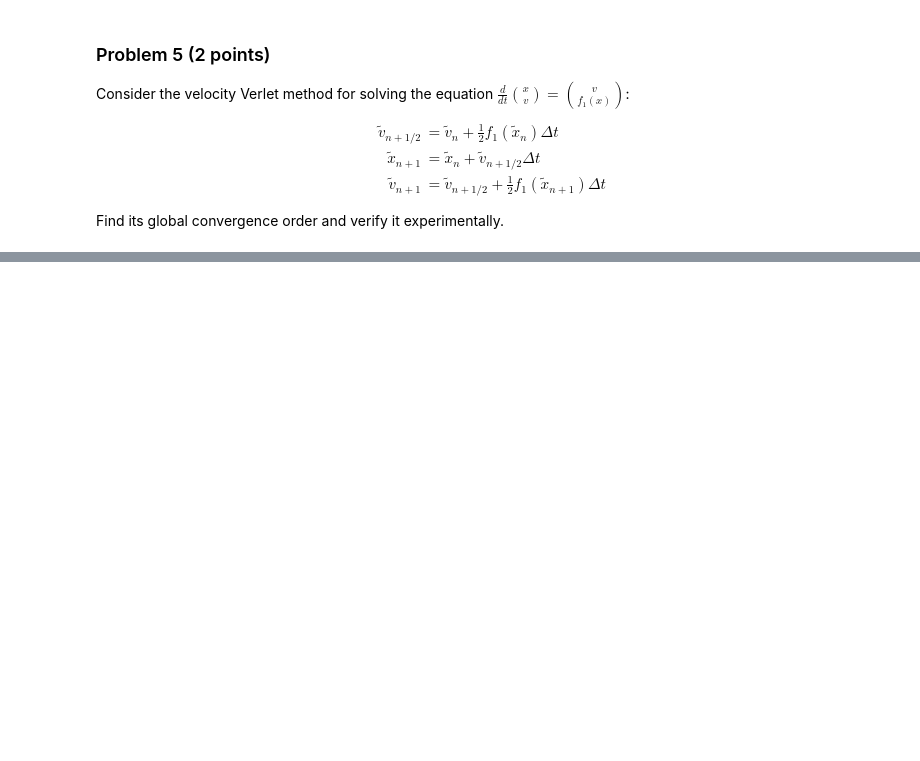
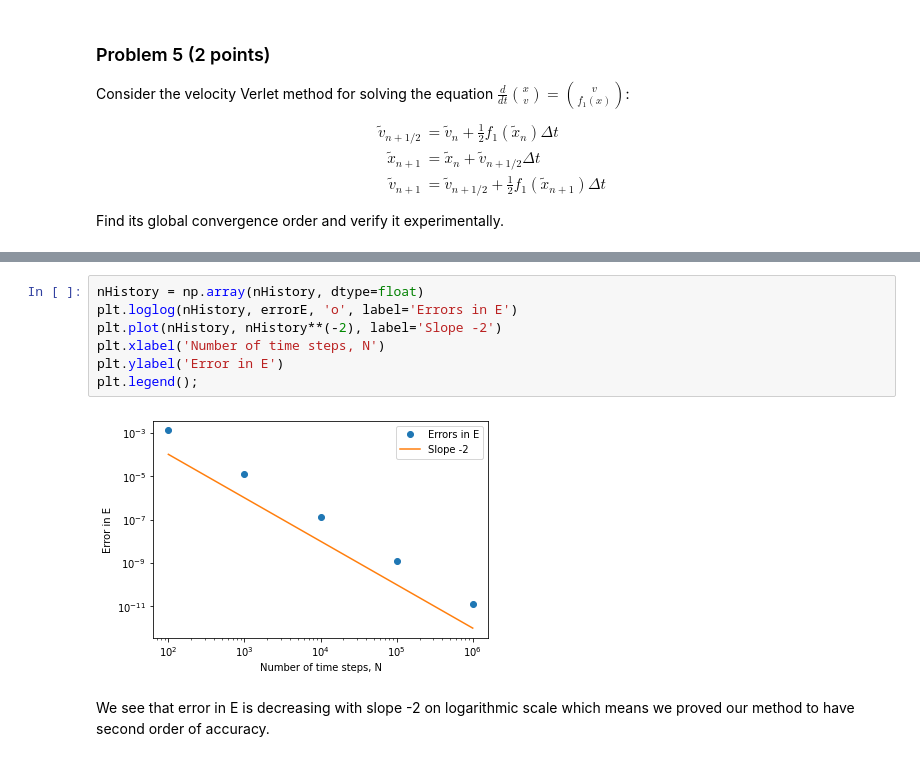
Before and after one commit to ArtemVergazov/scientific_computing, a Jupyter notebook: hw2/vergazov_artem_hw2.ipynb, the cells around one changed output, grey strips where cells are left out. Drawn from its saved outputs; the diff is of its cells as text; blank space fills up the shorter version.

```diff
--- a/hw2/vergazov_artem_hw2.ipynb
+++ b/hw2/vergazov_artem_hw2.ipynb
@@ -108,0 +338,11 @@ Find its global convergence order and verify it experimentally.
+# %%
+nHistory = np.array(nHistory, dtype=float)
+plt.loglog(nHistory, errorE, 'o', label='Errors in E')
+plt.plot(nHistory, nHistory**(-2), label='Slope -2')
+plt.xlabel('Number of time steps, N')
+plt.ylabel('Error in E')
+plt.legend();
+# %% [output]
+[figure, added]
+# %% [markdown]
+We see that error in E is decreasing with slope -2 on logarithmic scale which means we proved our method to have second order of accuracy.
```
Also changed, not shown: parts of 34 cells of this notebook, 7 other files.
